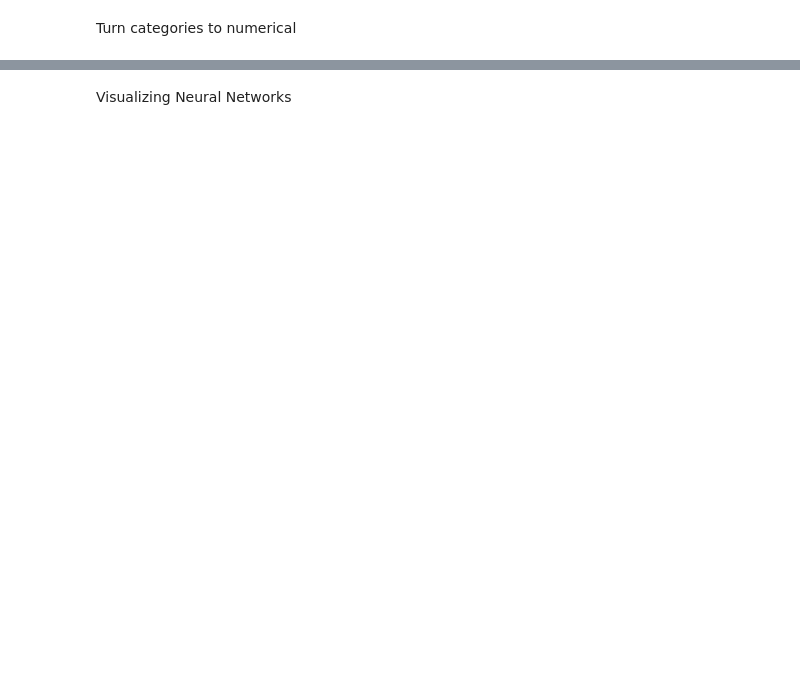
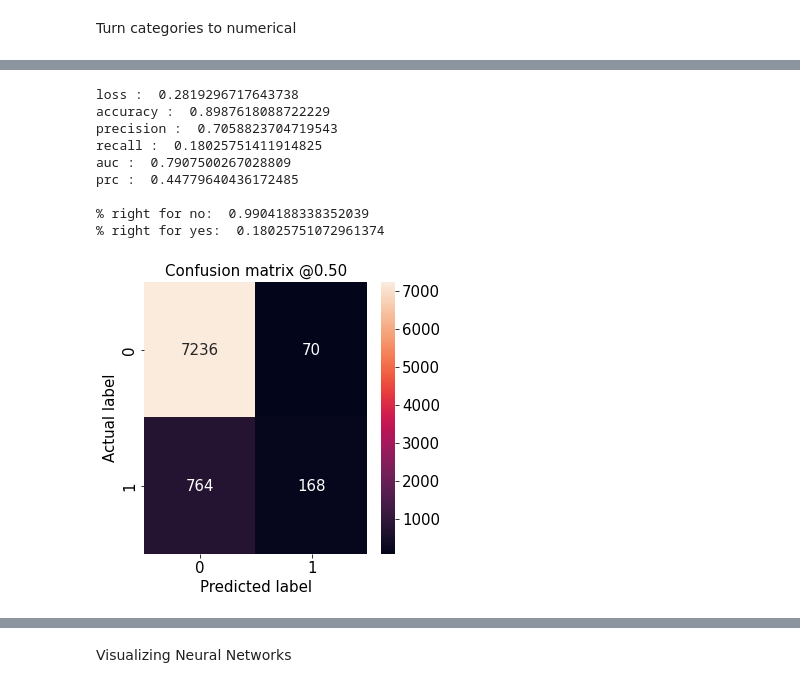
Before and after one commit to claredavies/MachineLearningCoursework, a Jupyter notebook: Assignment1/MLAssignment1Keras.ipynb, the cells around one changed output, grey strips where cells are left out. Saved outputs shown, nothing was run; the diff lists cells and outputs as text; code cells hidden in the pictures; blank space fills up the shorter version.

```diff
--- a/Assignment1/MLAssignment1Keras.ipynb
+++ b/Assignment1/MLAssignment1Keras.ipynb
@@ -324,0 +282,10 @@ print(cm)
+# %%
+model = make_model()
+model.load_weights(initial_weights)
+baseline_history = model.fit(
+    train_features,
+    train_labels,
+    batch_size=BATCH_SIZE,
+    epochs=EPOCHS,
+    callbacks=[early_stopping],
+    validation_data=(val_features, val_labels))
@@ -324,0 +310,33 @@ print(cm)
+# %%
+def plot_cm(labels, predictions, p=0.5):
+  cm = confusion_matrix(labels, predictions > p)
+  plt.figure(figsize=(5,5))
+  sns.heatmap(cm, annot=True, fmt="d")
+  plt.title('Confusion matrix @{:.2f}'.format(p))
+  plt.ylabel('Actual label')
+  plt.xlabel('Predicted label')
+
+  print('% right for no: ', cm[0][0]/(cm[0][0] + cm[0][1]))
+  print('% right for yes: ', cm[1][1]/(cm[1][1] + cm[1][0]))
+# %%
+train_predictions_baseline = model.predict(train_features, batch_size=BATCH_SIZE)
+test_predictions_baseline = model.predict(test_features, batch_size=BATCH_SIZE)
+
+baseline_results = model.evaluate(test_features, test_labels,
+                                  batch_size=BATCH_SIZE, verbose=0)
+for name, value in zip(model.metrics_names, baseline_results):
+  print(name, ': ', value)
+print()
+
+plot_cm(test_labels, test_predictions_baseline)
+# %% [output]
+loss :  0.2819296717643738
+accuracy :  0.8987618088722229
+precision :  0.7058823704719543
+recall :  0.18025751411914825
+auc :  0.7907500267028809
+prc :  0.44779640436172485
+
+% right for no:  0.9904188338352039
+% right for yes:  0.18025751072961374
+[figure, added]
```
Also changed, not shown: parts of 44 cells of this notebook.
